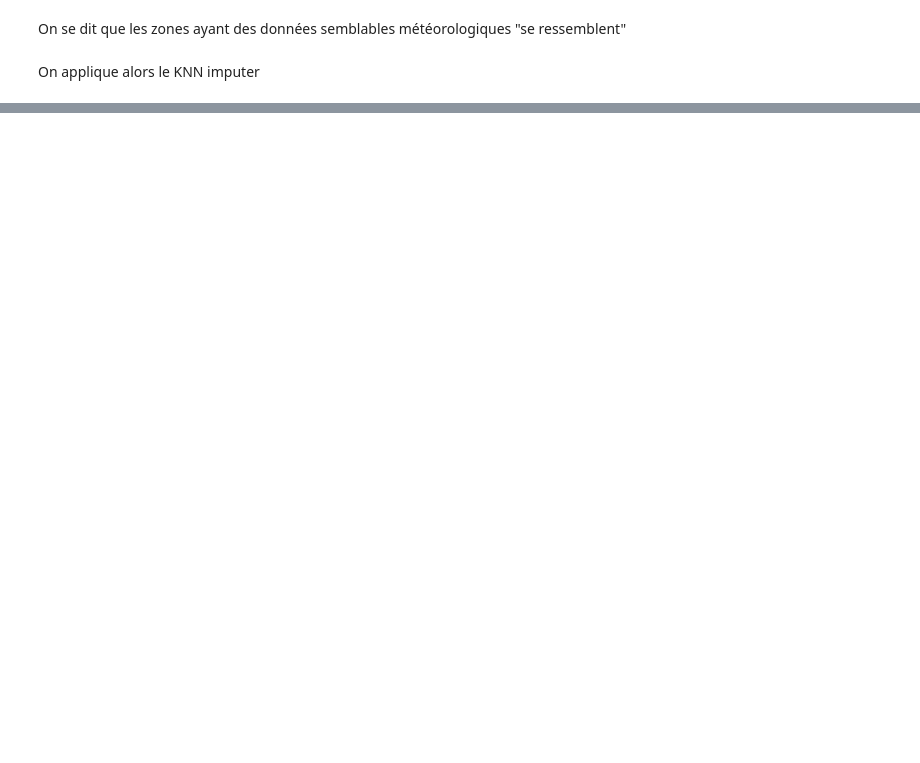
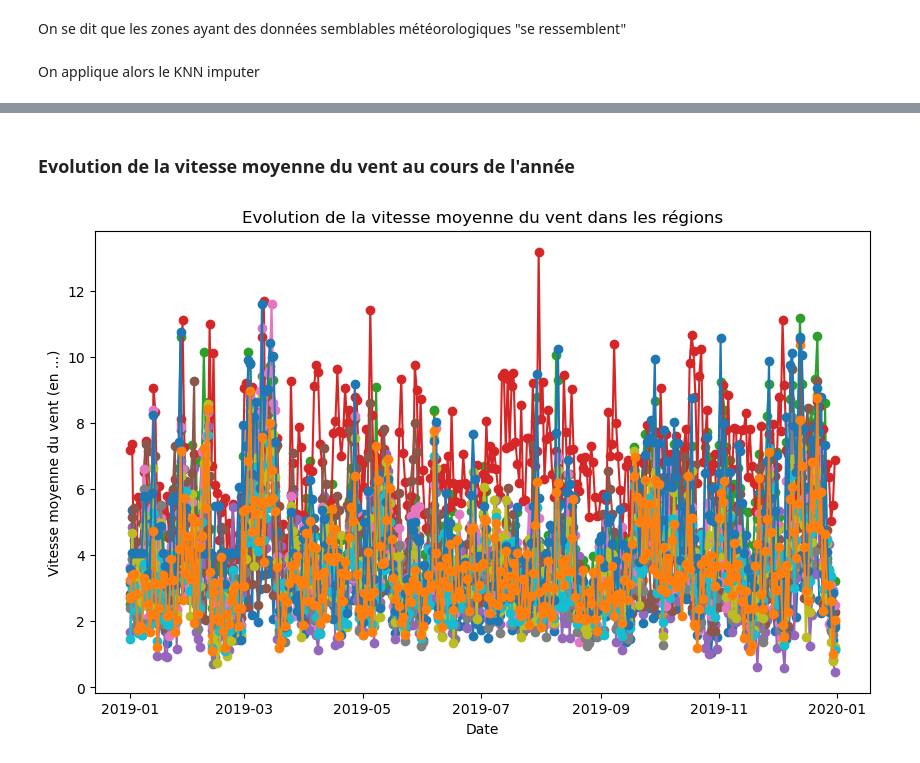
Before and after one commit to antoine-palazz/Python_DS_Project, a Jupyter notebook: Api_Odre_.ipynb, the cells around one changed output, grey strips where cells are left out. Drawn from its saved outputs; the diff is of its cells as text; code cells hidden in the pictures; blank space fills up the shorter version.

```diff
--- a/Api_Odre_.ipynb
+++ b/Api_Odre_.ipynb
@@ -620,0 +849,24 @@ Index(['date_x', 'code_departement', 'code_region_x',
+# %% [markdown]
+### Evolution de la vitesse moyenne du vent au cours de l'année
+# %%
+# Création du graphique
+plt.figure(figsize=(10, 6))
+# Superposition des séries temporelles avec des couleurs différentes pour chaque catégorie
+for categorie in base_finale_1['nom_region'].unique():
+    plt.plot(base_finale_1[base_finale_1['nom_region'] == categorie]['date'],
+             base_finale_1[base_finale_1['nom_region'] == categorie]['vitesse_vent_region'],
+             label=f'{categorie}',
+             marker='o', linestyle='-')
+
+# Ajout des titres et des labels
+plt.title("Evolution de la vitesse moyenne du vent dans les régions")
+plt.xlabel('Date')
+plt.ylabel("Vitesse moyenne du vent (en ...)")
+
+# Ajout d'une légende
+#plt.legend()
+
+# Affichage du graphique
+plt.show()
+# %% [output]
+[figure, added]
```
Also changed, not shown: parts of 87 cells of this notebook.
